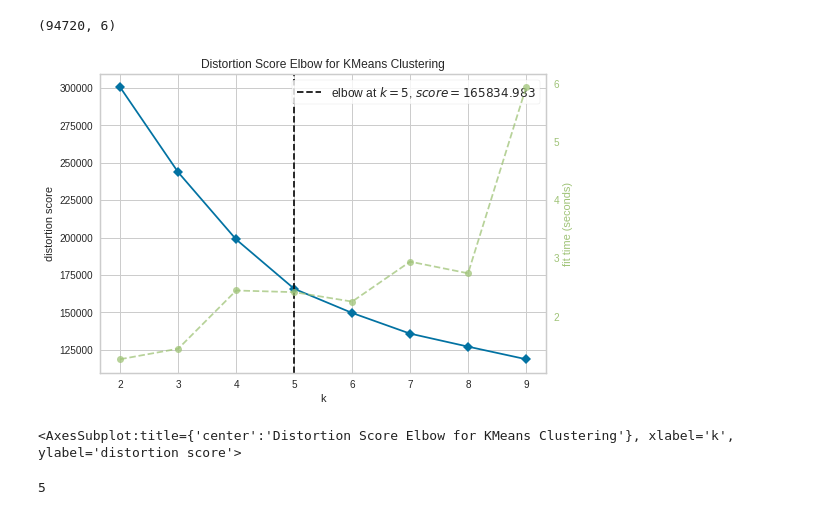
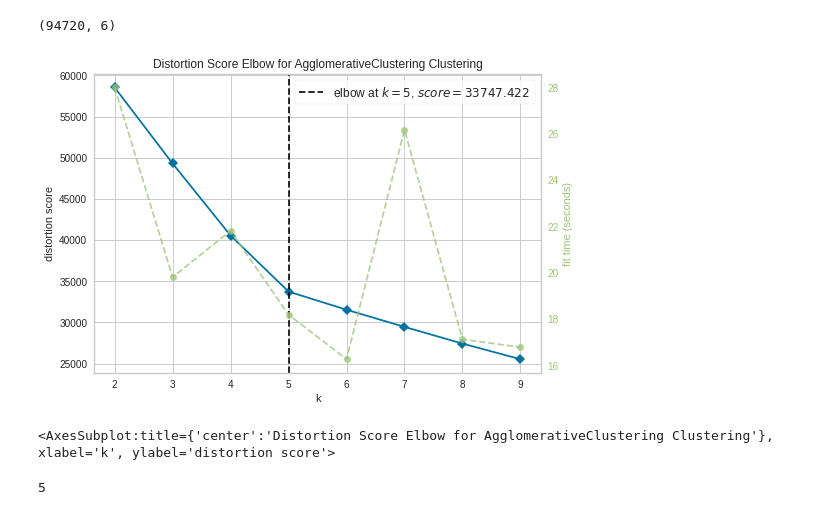
Before and after one commit to JbIPS/ML_Polist, a Jupyter notebook: POLIST_02_code.ipynb, the cells around one changed output. Drawn from its saved outputs; the diff is of its cells as text; code cells hidden in the pictures.

```diff
--- a/POLIST_02_code.ipynb
+++ b/POLIST_02_code.ipynb
@@ -98,0 +123,6 @@ X
+# %%
+db = DBSCAN(min_samples=100, eps=0.146).fit(X)
+print(len(np.unique(db.labels_)))
+pca_visualizer = PCAViz(scale=False)
+pca_visualizer.fit_transform(X,db.labels_)
+pca_visualizer.show()
@@ -98,0 +139,9 @@ X
+# %%
+from sklearn.cluster import AgglomerativeClustering
+X_sample = X.sample(frac=0.1)
+# %%
+agg = AgglomerativeClustering(n_clusters=5)
+agg.fit(X_sample)
+pca_visualizer = PCAViz(scale=False)
+pca_visualizer.fit_transform(X_sample,agg.labels_)
+pca_visualizer.show()
@@ -98,0 +151,5 @@ X
+# %%
+
+silhouette_visualizer = SilhouetteVisualizer(agg)
+silhouette_visualizer.fit(X_sample)
+silhouette_visualizer.show()
@@ -247,12 +311,12 @@ X_projected.shape
 # %% [output]
 (94720, 6)
 # %%
-visualizer = KElbowVisualizer(KMeans(), k=(2,10))
-visualizer.fit(X)
+visualizer = KElbowVisualizer(agg, k=(2,10))
+visualizer.fit(X_sample)
 visualizer.show()
 # %% [output]
-[figure, old version]
+[figure, new version]
-<AxesSubplot:title={'center':'Distortion Score Elbow for KMeans Clustering'}, xlabel='k', ylabel='distortion score'>
+<AxesSubplot:title={'center':'Distortion Score Elbow for AgglomerativeClustering Clustering'}, xlabel='k', ylabel='distortion score'>
 # %%
 visualizer.elbow_value_
 # %% [output]
```
Also changed, not shown: parts of 9 cells of this notebook, 3 other files.
